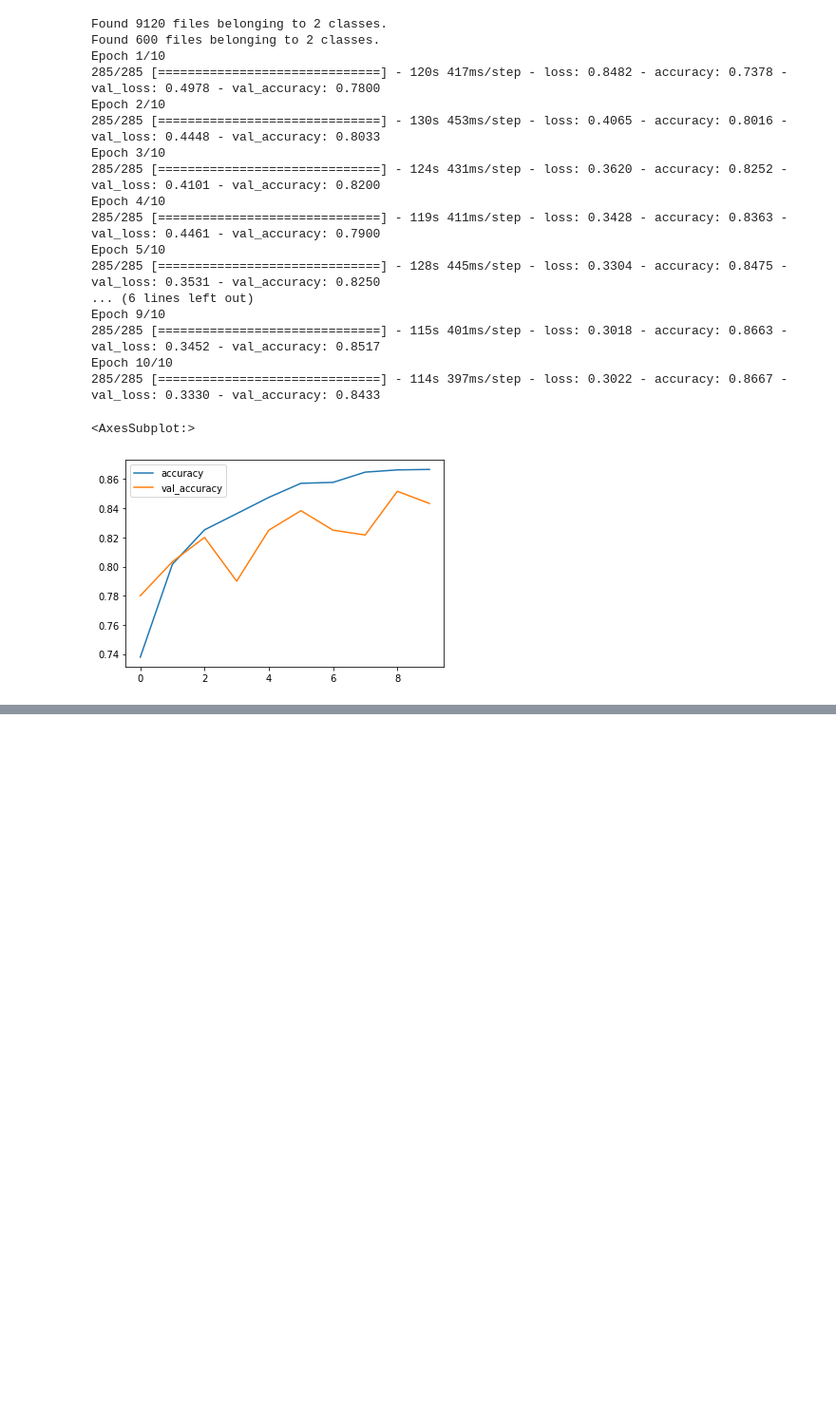
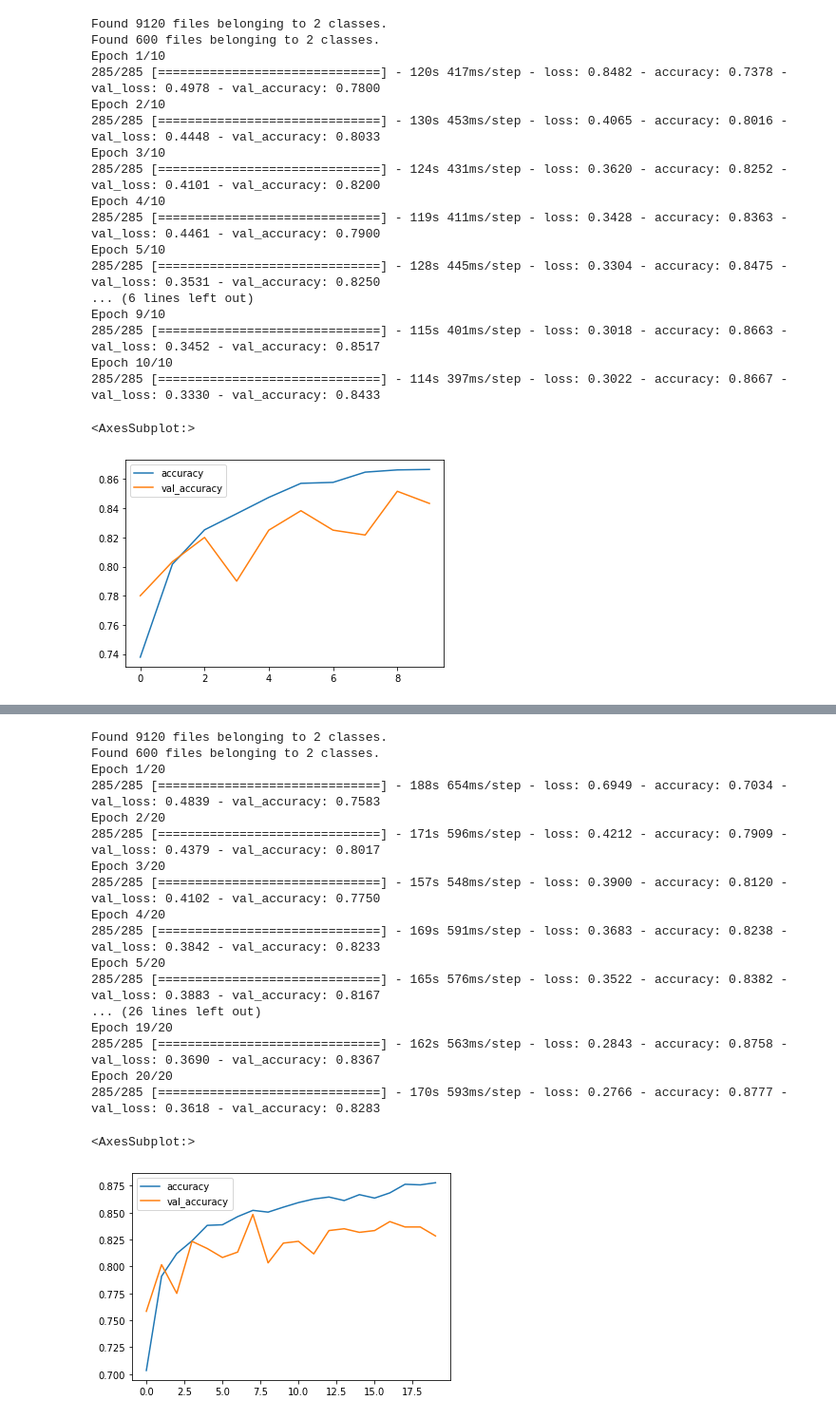
Before and after one commit to chilldenaya/drowsiness-detection, a Jupyter notebook: tensor.ipynb, the cells around one changed output, grey strips where cells are left out. Shown at 95% size. Saved outputs shown, nothing was run; the diff lists cells and outputs as text; code cells hidden in the pictures; blank space fills up the shorter version.

```diff
--- a/tensor.ipynb
+++ b/tensor.ipynb
@@ -501,0 +600,79 @@ Perhatikan bahwa tren accuracy masih naik mengikuti besar epoch, berarti sebenar
+# %%
+training_set = tensorflow.keras.preprocessing.image_dataset_from_directory(
+    "/home/internet/itb/pattern_recognition/training_set",
+    seed=101,
+    image_size=(200, 200),
+    batch_size=32
+)
+validation_set = tensorflow.keras.preprocessing.image_dataset_from_directory(
+    "/home/internet/itb/pattern_recognition/validation_set",
+    seed=101,
+    image_size=(200, 200),
+    batch_size=32
+)
+
+from tensorflow.keras.callbacks import EarlyStopping
+callbacks = [
+  EarlyStopping(monitor='loss', patience=3),
+]
+
+model = models.Sequential(
+  [
+    layers.Conv2D(16, (3, 3), activation="relu", padding="same", input_shape=(200, 200, 3)),
+    layers.MaxPooling2D((2, 2)),
+    layers.Dropout(0.1),
+
+    layers.Conv2D(32, (3, 3), activation="relu", padding="same"),
+    layers.MaxPooling2D((2, 2)),
+    layers.Dropout(0.1),
+
+    layers.Conv2D(64, (3, 3), activation="relu", padding="same"),
+    layers.MaxPooling2D((2, 2)),
+    layers.Dropout(0.1),
+
+    layers.Conv2D(128, (3, 3), activation="relu", padding="same"),
+    layers.MaxPooling2D((2, 2)),
+    layers.Dropout(0.1),
+
+    layers.Flatten(),
+    layers.Dense(64, activation="relu"),
+    layers.Dropout(0.25),
+
+    layers.Dense(32, activation="relu"),
+    layers.Dropout(0.25),
+
+    layers.Dense(16, activation="relu"),
+    layers.Dense(1, activation="sigmoid")
+  ],
+  name="Model"
+)
+
+model.compile(
+    optimizer='adam',
+    loss="binary_crossentropy",
+    metrics=['accuracy']
+)
+
+history = model.fit(training_set,validation_data=validation_set, epochs=20, callbacks=callbacks)
+metrics_df = pd.DataFrame(history.history)
+metrics_df[["accuracy","val_accuracy"]].plot()
+# %% [output]
+Found 9120 files belonging to 2 classes.
+Found 600 files belonging to 2 classes.
+Epoch 1/20
+285/285 [==============================] - 188s 654ms/step - loss: 0.6949 - accuracy: 0.7034 - val_loss: 0.4839 - val_accuracy: 0.7583
+Epoch 2/20
+285/285 [==============================] - 171s 596ms/step - loss: 0.4212 - accuracy: 0.7909 - val_loss: 0.4379 - val_accuracy: 0.8017
+Epoch 3/20
+285/285 [==============================] - 157s 548ms/step - loss: 0.3900 - accuracy: 0.8120 - val_loss: 0.4102 - val_accuracy: 0.7750
+Epoch 4/20
+285/285 [==============================] - 169s 591ms/step - loss: 0.3683 - accuracy: 0.8238 - val_loss: 0.3842 - val_accuracy: 0.8233
+Epoch 5/20
+285/285 [==============================] - 165s 576ms/step - loss: 0.3522 - accuracy: 0.8382 - val_loss: 0.3883 - val_accuracy: 0.8167
+... (26 lines left out)
+Epoch 19/20
+285/285 [==============================] - 162s 563ms/step - loss: 0.2843 - accuracy: 0.8758 - val_loss: 0.3690 - val_accuracy: 0.8367
+Epoch 20/20
+285/285 [==============================] - 170s 593ms/step - loss: 0.2766 - accuracy: 0.8777 - val_loss: 0.3618 - val_accuracy: 0.8283
+<AxesSubplot:>
+[figure, added]
```
Also changed, not shown: parts of 9 cells of this notebook.
